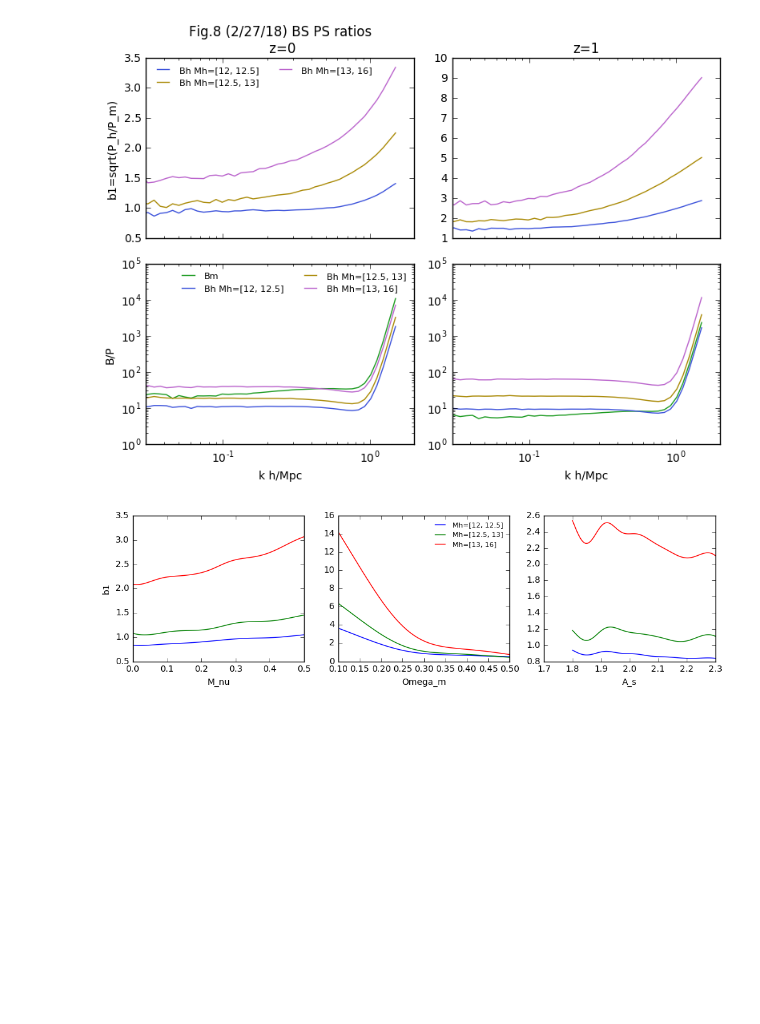
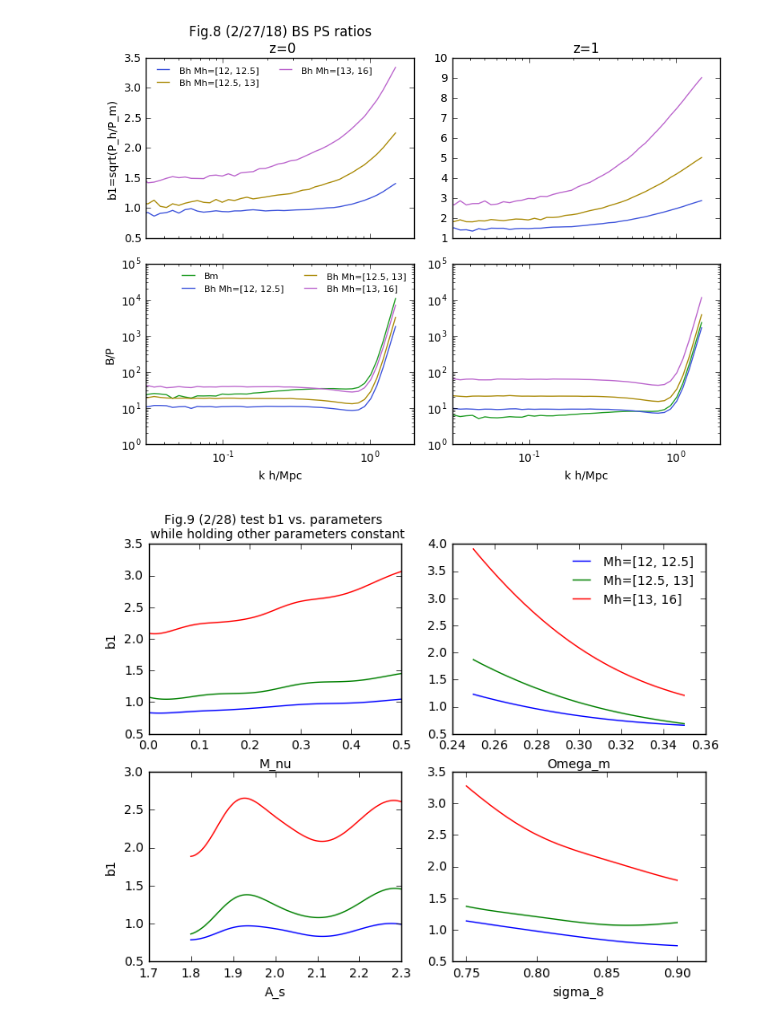
Before and after one commit to liuxx479/nubias, a Jupyter notebook: plot_bispec.ipynb, the cells around one changed output. Saved outputs shown, nothing was run; the diff lists cells and outputs as text; code cells hidden in the pictures; blank space fills up the shorter version.

Commit message:
add param test

```diff
--- a/plot_bispec.ipynb
+++ b/plot_bispec.ipynb
@@ -391,33 +391,39 @@ def b1gen (iii):
     b1 = (idata[3::2]/idata[1])[:,idx_b1]
     return mean(b1,axis=1)
 
-#b1_arr = array(map(b1gen, arange(len(cosmo_params)))
+b1_arr = array(map(b1gen, arange(len(cosmo_params))))
+idata = concatenate( [cosmo_params, b1_arr],axis=1)[:-1]
+emulator = WLanalysis.buildInterpolator(obs_arr=idata[:, 4:], cosmo_params=idata[:, :3])
+emulator_si8 = WLanalysis.buildInterpolator(obs_arr=idata[:, 4:], cosmo_params=idata[:, [0,1,3]])
 #savetxt('cosmological_parameters_b1.txt', concatenate( [cosmo_params, b1_arr],axis=1))
+#idata = loadtxt('cosmological_parameters_b1.txt')[:-1] #mnv, om, As, si8, b1a, b1b, b1c
-# %%
-idata = loadtxt('cosmological_parameters_b1.txt') #mnv, om, As, si8, b1a, b1b, b1c
-emulator = WLanalysis.buildInterpolator(obs_arr=idata[:-1, 4:], cosmo_params=idata[:-1, :3])
 # %%
-f,(ax1, ax2, ax3) = subplots(1,3, figsize=(12,3))
+f,((ax1, ax2), (ax3, ax4)) = subplots(2,2, figsize=(8,6))
 
 mnv_arr = linspace(0,0.5,100)
-om_arr = linspace(0.1, 0.5, 100)
+om_arr = linspace(0.25, 0.35, 100)
 As_arr = linspace(1.8, 2.3, 100)
+si8_arr = linspace(0.75, 0.9, 100)
 
 b1_mnv = array([emulator( (imnv,0.3,2.1)) for imnv in mnv_arr])
-b1_om = array([emulator( (0.1,iom,2.1)) for iom in om_arr])
-b1_As = array([emulator( (0.1,0.3,iAs)) for iAs in As_arr])
+b1_om = array([emulator( (0.0,iom,2.1)) for iom in om_arr])
+b1_As = array([emulator( (0.0,0.3,iAs)) for iAs in As_arr])
+b1_si8 = array([emulator_si8( (0.0,0.3,isi8)) for isi8 in si8_arr])
 
 b1labels =['Mh=[12, 12.5]', 'Mh=[12.5, 13]', 'Mh=[13, 16]']
 for i in range(3):
     ax1.plot(mnv_arr, b1_mnv.T[i])
     ax2.plot(om_arr, b1_om.T[i],label=b1labels[i])
     ax3.plot(As_arr, b1_As.T[i])
+    ax4.plot(si8_arr, b1_si8.T[i])
 ax2.legend(loc=1,frameon=0,fontsize=10)
 ax1.set_ylabel('b1')
+ax3.set_ylabel('b1')
+ax1.set_title('Fig.9 (2/28) test b1 vs. parameters \n while holding other parameters constant',fontsize=10)
 ax1.set_xlabel('M_nu')
 ax2.set_xlabel('Omega_m')
 ax3.set_xlabel('A_s')
-
+ax4.set_xlabel('sigma_8')
 show()
 # %% [output]
-[figure, old version]
+[figure, new version]
```
